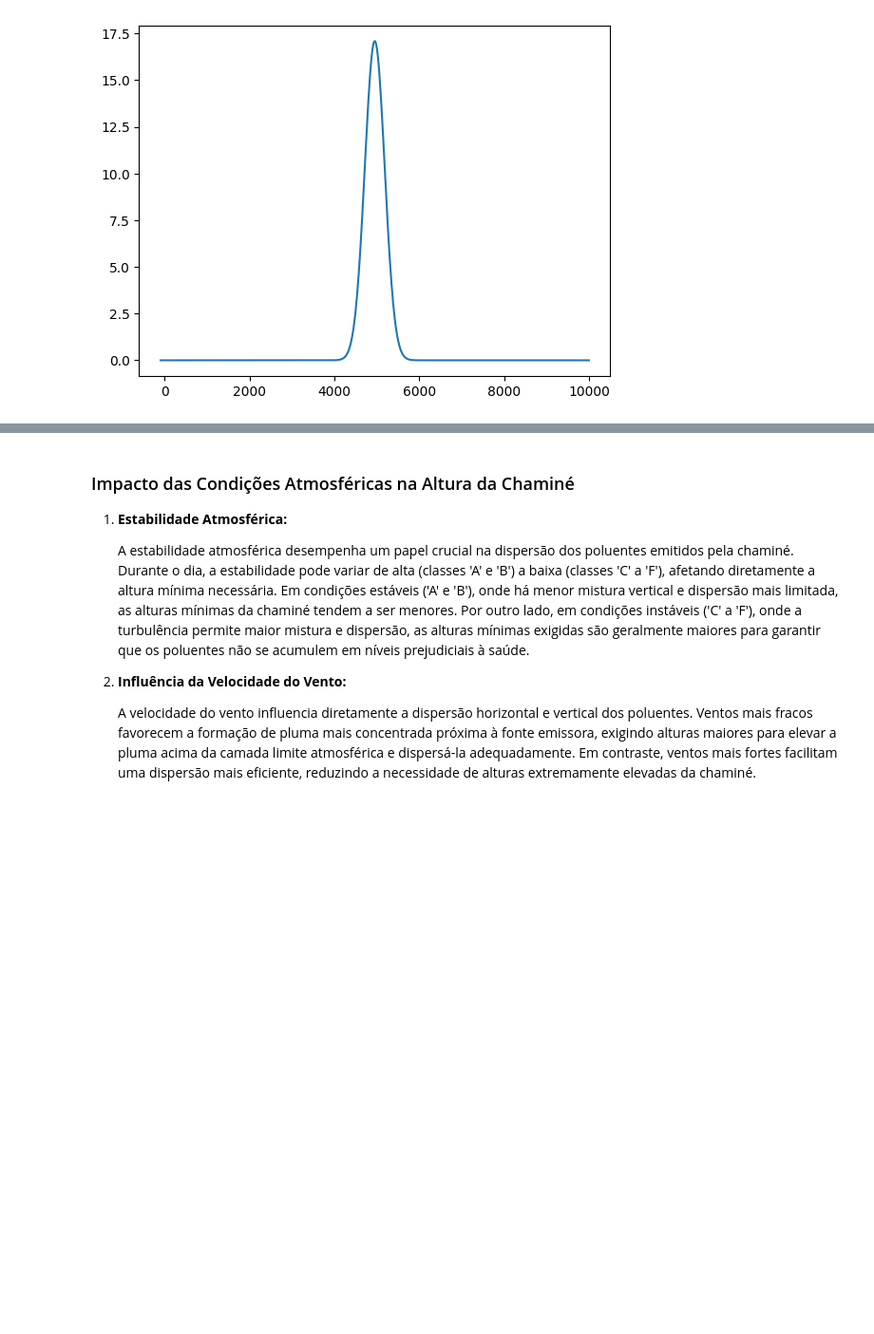
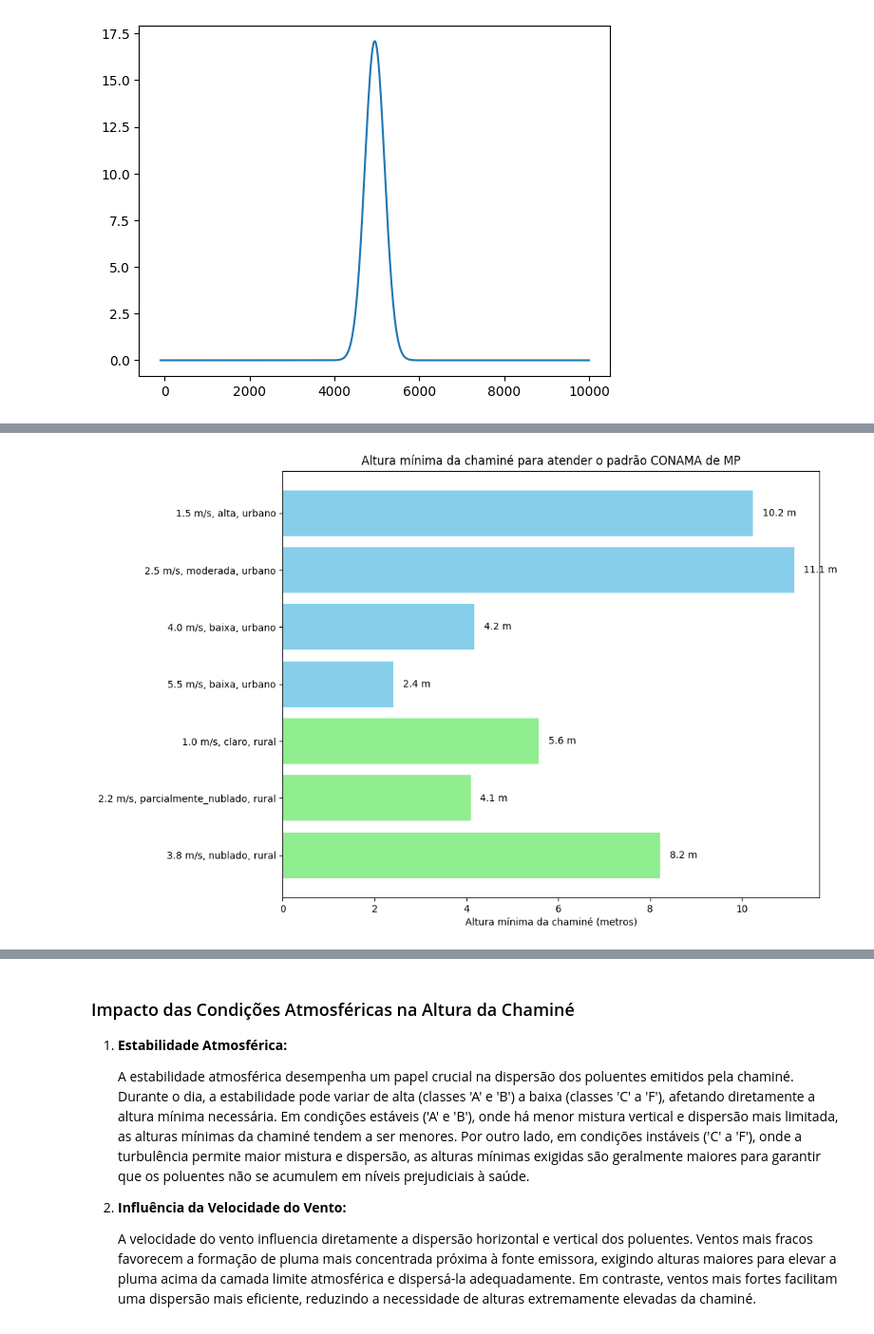
Before and after one commit to maiarasimone/ENS5173_202401, a Jupyter notebook: Atividade03.ipynb, the cells around one changed output, grey strips where cells are left out. Shown at 95% size. Drawn from its saved outputs; the diff is of its cells as text; code cells hidden in the pictures; blank space fills up the shorter version.

```diff
--- a/Atividade03.ipynb
+++ b/Atividade03.ipynb
@@ -558,0 +346,90 @@ Altura mínima da chaminé para atender o padrão CONAMA: 9.48 metros
+# %%
+import matplotlib.pyplot as plt
+import numpy as np
+
+# Taxa de emissão de MP (g/s)
+taxa_emissao_MP = 2184.293
+
+# Concentração limite de MP (µg/m³) - exemplo hipotético
+limite_concentracao_MP = 50
+
+# Distância de interesse (x em metros)
+x = 10  # Exemplo de distância de interesse
+
+# Cenários para simulação
+cenarios = [
+    # Exemplos para o período diurno (velocidade_vento, insolar_solar, urbOrRural)
+    (1.5, 'alta', 'urbano'),
+    (2.5, 'moderada', 'urbano'),
+    (4.0, 'baixa', 'urbano'),
+    (5.5, 'baixa', 'urbano'),
+
+    # Exemplos para o período noturno (velocidade_vento, cobertura_nuvens, urbOrRural)
+    (1.0, 'claro', 'rural'),
+    (2.2, 'parcialmente_nublado', 'rural'),
+    (3.8, 'nublado', 'rural')
+]
+
+# Lista para armazenar alturas mínimas
+alturas_minimas = []
+
+# Função para determinar a altura mínima da chaminé
+def altura_minima_chamine(taxa_emissao, limite_concentracao, x, classe, urbOrRural):
+    # Definimos valores razoáveis para z (altitude) e H (altura da chaminé)
+    z = 1.5  # Altura de interesse (em metros)
+    H = np.random.uniform(1, 10)  # Altura inicial aleatória da chaminé (entre 1 e 10 metros)
+    H += deltaHdavidsonBryant(d, vs, u, Ts, Tamb)
+
+    # Calculamos sigmaY e sigmaZ com base na classe de estabilidade e tipo de área
+    sigmaY, sigmaZ = sigmaXY(x, classe, urbOrRural)
+
+    # Calculamos a concentração inicial de MP
+    conc = modeloGaussiano(taxa_emissao, sigmaY, sigmaZ, u, x, z, H)
+
+    # Iteramos até que a concentração calculada seja menor ou igual ao limite
+    while conc > limite_concentracao:
+        H += 1.0  # Aumentamos a altura da chaminé em 1 metro
+        conc = modeloGaussiano(taxa_emissao, sigmaY, sigmaZ, u, x, z, H)
+
+    return H
+
+# Realizando simulações para cada cenário
+for velocidade, condicao, urbOrRural in cenarios:
+    if condicao in ['alta', 'moderada', 'baixa']:
+        classe = determinarClasseEstabilidade(velocidade_vento=velocidade, insolar_solar=condicao, periodo='dia')
+    else:
+        classe = determinarClasseEstabilidade(velocidade_vento=velocidade, cobertura_nuvens=condicao, periodo='noite')
+
+    # Calculando a altura mínima da chaminé para cada cenário
+    altura_min = altura_minima_chamine(taxa_emissao_MP, limite_concentracao_MP, x, classe, urbOrRural=urbOrRural)
+
+    # Armazenando alturas mínimas para plotagem
+    alturas_minimas.append(altura_min)
+
+    # Exibindo resultados
+    print(f"Para velocidade do vento {velocidade} m/s, condição {condicao}, área {urbOrRural}:")
+    print(f"Classe de estabilidade: {classe}")
+    print(f"Altura mínima da chaminé para atender o padrão CONAMA: {altura_min:.2f} metros")
+    print("---------------------------------------------")
+
+# Criando o gráfico de barras
+fig, ax = plt.subplots(figsize=(10, 8))
+y_pos = np.arange(len(cenarios))
+
+# Definindo cores com base na área (urbano = azul, rural = verde)
+cores = ['skyblue' if area == 'urbano' else 'lightgreen' for _, _, area in cenarios]
+
+# Barra horizontal das alturas mínimas
+ax.barh(y_pos, alturas_minimas, align='center', color=cores)
+ax.set_yticks(y_pos)
+ax.set_yticklabels([f"{velocidade} m/s, {condicao}, {urbOrRural}" for velocidade, condicao, urbOrRural in cenarios])
+ax.invert_yaxis()  # Inverter a ordem do eixo y para que o primeiro item fique no topo
+ax.set_xlabel('Altura mínima da chaminé (metros)')
+ax.set_title('Altura mínima da chaminé para atender o padrão CONAMA de MP')
+
+# Adicionando valores nas barras
+for i, v in enumerate(alturas_minimas):
+    ax.text(v + 0.2, i, f'{v:.1f} m', va='center')
+
+plt.show()
+# %% [output]
@@ -558,0 +453 @@ Altura mínima da chaminé para atender o padrão CONAMA: 9.48 metros
+[figure, added]
```
Also changed, not shown: parts of 6 cells of this notebook.
